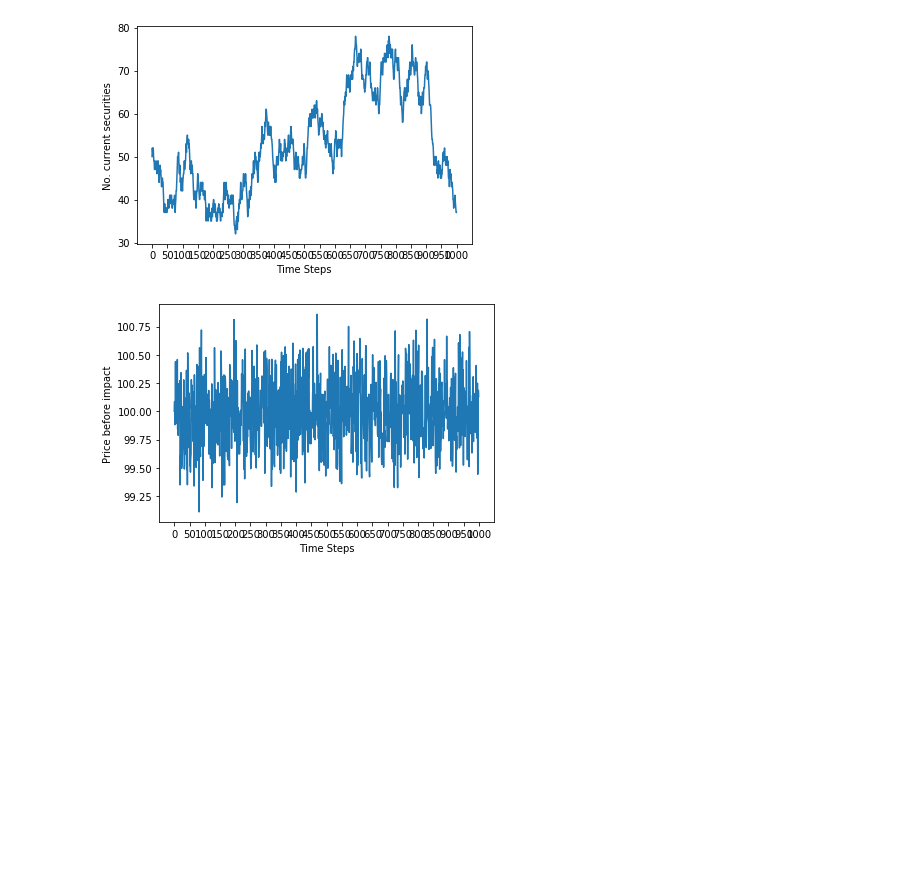
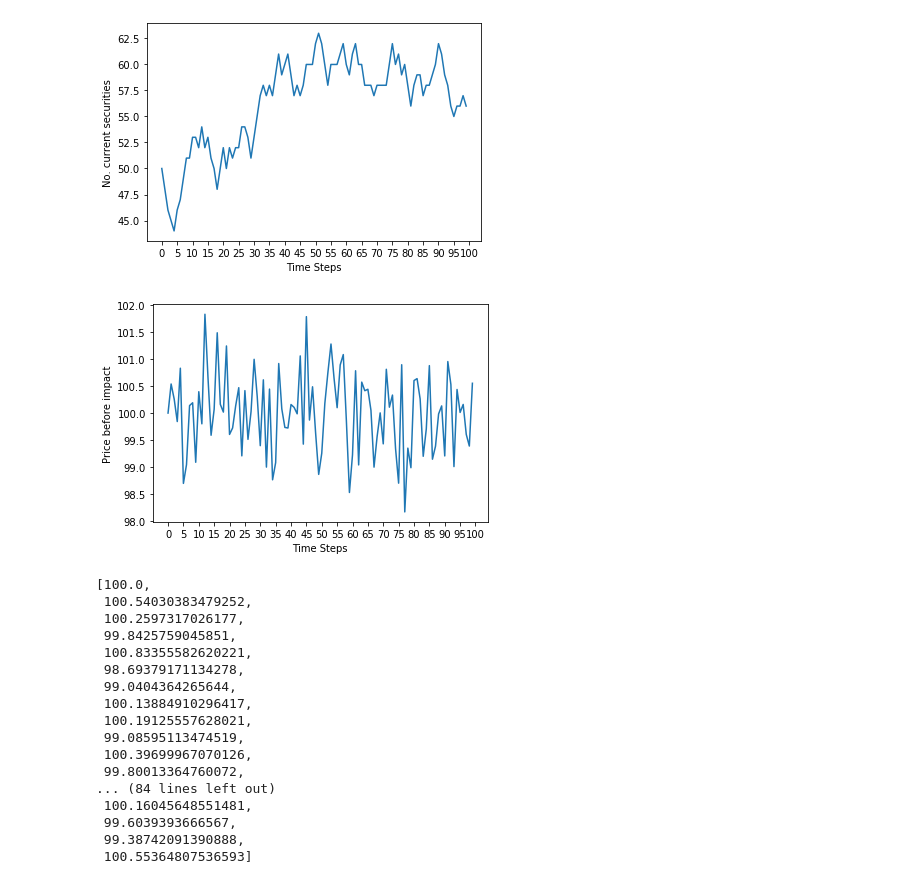
Before and after one commit to khanhnguyen15/Market-Simulation, a Jupyter notebook: Almgen-Chriss Market.ipynb, the cells around one changed output. Saved outputs shown, nothing was run; the diff lists cells and outputs as text; code cells hidden in the pictures; blank space fills up the shorter version.

```diff
--- a/Almgen-Chriss Market.ipynb
+++ b/Almgen-Chriss Market.ipynb
@@ -5,7 +5,7 @@ import random
 import math
 import numpy as np
 
-steps = 1000
+steps = 100
 graph_interval = steps / 20
 X0 = 50
 S0 = 100
@@ -30,27 +30,46 @@ plt.xlabel('Time Steps')
 plt.ylabel('No. current securities')
 plt.show()
 # %% [output]
-[figure, old version]
+[figure, new version]
 # %%
 ## independent random variable in volativity
 xi = np.insert(np.random.normal(0, 1.0, steps - 1), 0, 0.0)
 # %%
 ## price dynamics
 # volativity factors
 def volativity_factor(volativity, xi):
     return volativity * xi
 
 volativity = 0.3
 
 S =[S[i] + volativity_factor(volativity, xi[i]) for i in range(steps)]
 
 plt.plot(S)
 plt.xticks(np.arange(0, steps + 1, graph_interval))
 plt.xlabel('Time Steps')
 plt.ylabel('Price before impact')
 plt.show()
+
+S
 # %% [output]
-[figure, old version]
+[figure, new version]
+[100.0,
+ 100.54030383479252,
+ 100.2597317026177,
+ 99.8425759045851,
+ 100.83355582620221,
+ 98.69379171134278,
+ 99.0404364265644,
+ 100.13884910296417,
+ 100.19125557628021,
+ 99.08595113474519,
+ 100.39699967070126,
+ 99.80013364760072,
+... (84 lines left out)
+ 100.16045648551481,
+ 99.6039393666567,
+ 99.38742091390888,
+ 100.55364807536593]
 # %%
 # impact
 def permanent_impact(n, gamma):
```
Also changed, not shown: parts of 1 cell of this notebook.
